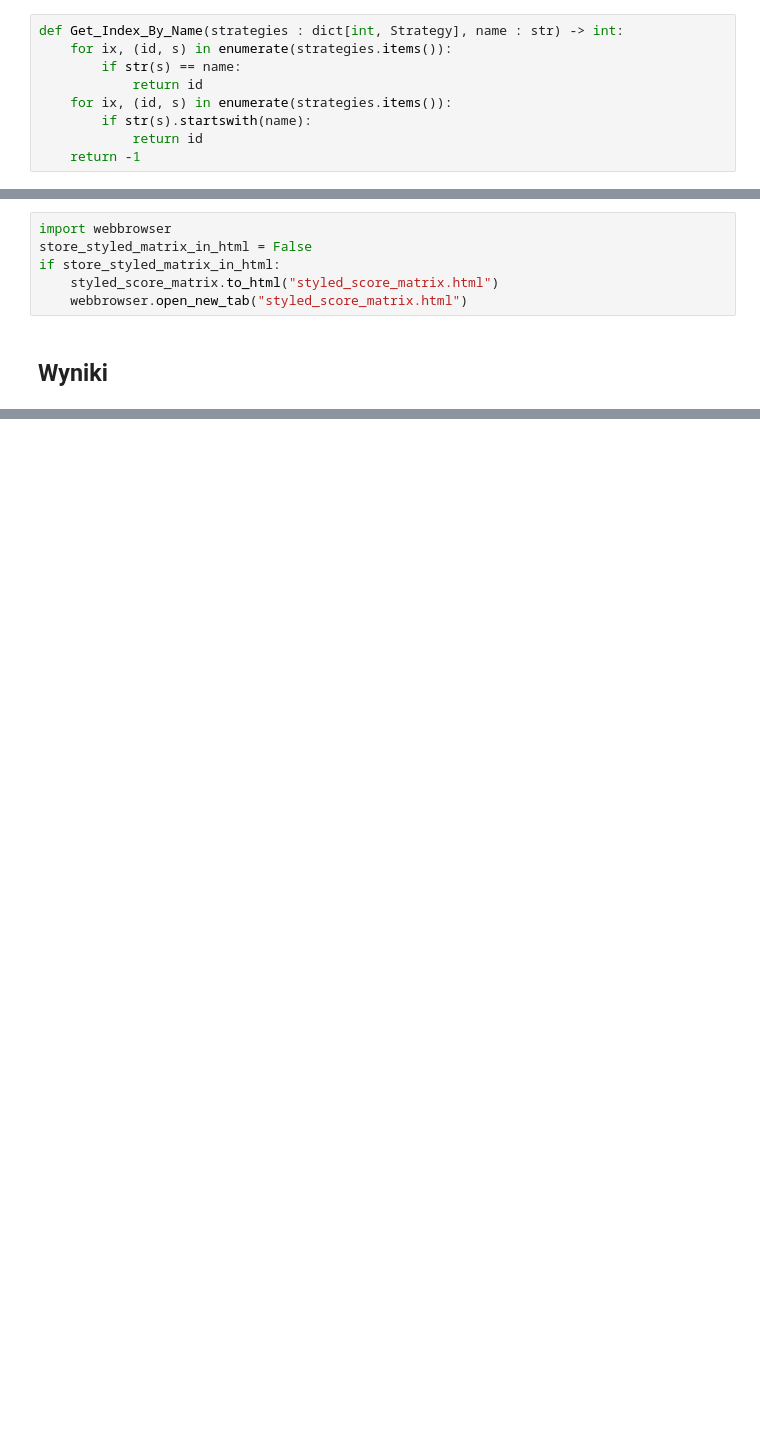
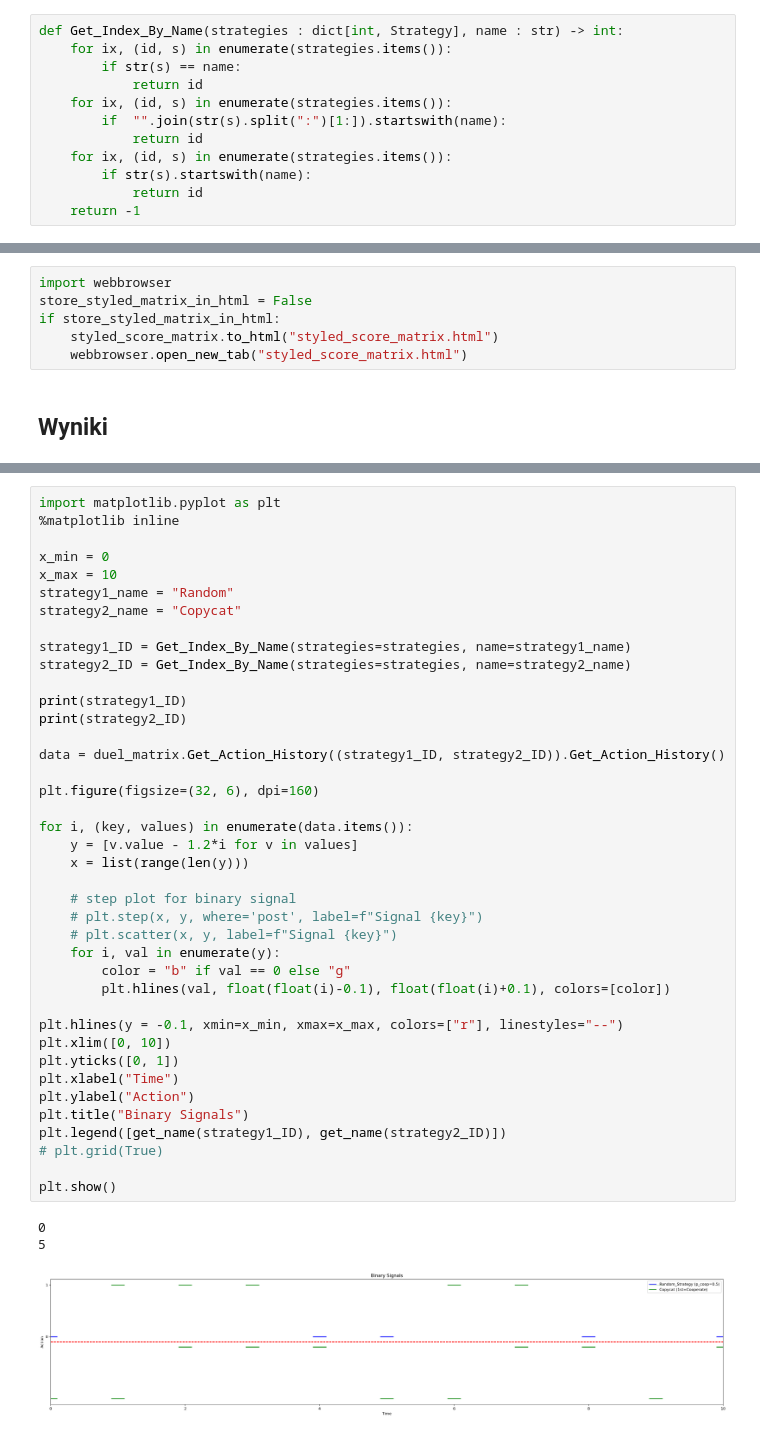
Before and after one commit to A-Rozmarynowicz/Prisoners_Dilemma_Simulator, a Jupyter notebook: source/main.ipynb, the cells around one changed output, grey strips where cells are left out. Cells and saved outputs as stored; diff of their text form; blank space fills up the shorter version.

Commit message:
Plotting actions

```diff
--- a/source/main.ipynb
+++ b/source/main.ipynb
@@ -29,6 +32,9 @@ def Get_Index_By_Name(strategies : dict[int, Strategy], name : str) -> int:
         if str(s) == name:
             return id
     for ix, (id, s) in enumerate(strategies.items()):
+        if  "".join(str(s).split(":")[1:]).startswith(name):
+            return id
+    for ix, (id, s) in enumerate(strategies.items()):
         if str(s).startswith(name):
             return id
     return -1
@@ -291,0 +219,44 @@ dupajaś
+# %%
+import matplotlib.pyplot as plt
+%matplotlib inline
+
+x_min = 0
+x_max = 10
+strategy1_name = "Random"
+strategy2_name = "Copycat"
+
+strategy1_ID = Get_Index_By_Name(strategies=strategies, name=strategy1_name)
+strategy2_ID = Get_Index_By_Name(strategies=strategies, name=strategy2_name)
+
+print(strategy1_ID)
+print(strategy2_ID)
+
+data = duel_matrix.Get_Action_History((strategy1_ID, strategy2_ID)).Get_Action_History()
+
+plt.figure(figsize=(32, 6), dpi=160)
+
+for i, (key, values) in enumerate(data.items()):
+    y = [v.value - 1.2*i for v in values]
+    x = list(range(len(y)))
+
+    # step plot for binary signal
+    # plt.step(x, y, where='post', label=f"Signal {key}")
+    # plt.scatter(x, y, label=f"Signal {key}")
+    for i, val in enumerate(y):
+        color = "b" if val == 0 else "g"
+        plt.hlines(val, float(float(i)-0.1), float(float(i)+0.1), colors=[color])
+
+plt.hlines(y = -0.1, xmin=x_min, xmax=x_max, colors=["r"], linestyles="--")
+plt.xlim([0, 10])
+plt.yticks([0, 1])
+plt.xlabel("Time")
+plt.ylabel("Action")
+plt.title("Binary Signals")
+plt.legend([get_name(strategy1_ID), get_name(strategy2_ID)])
+# plt.grid(True)
+
+plt.show()
+# %% [output]
+0
+5
+[figure, added]
```
Also changed, not shown: parts of 12 cells of this notebook, 2 other files.
